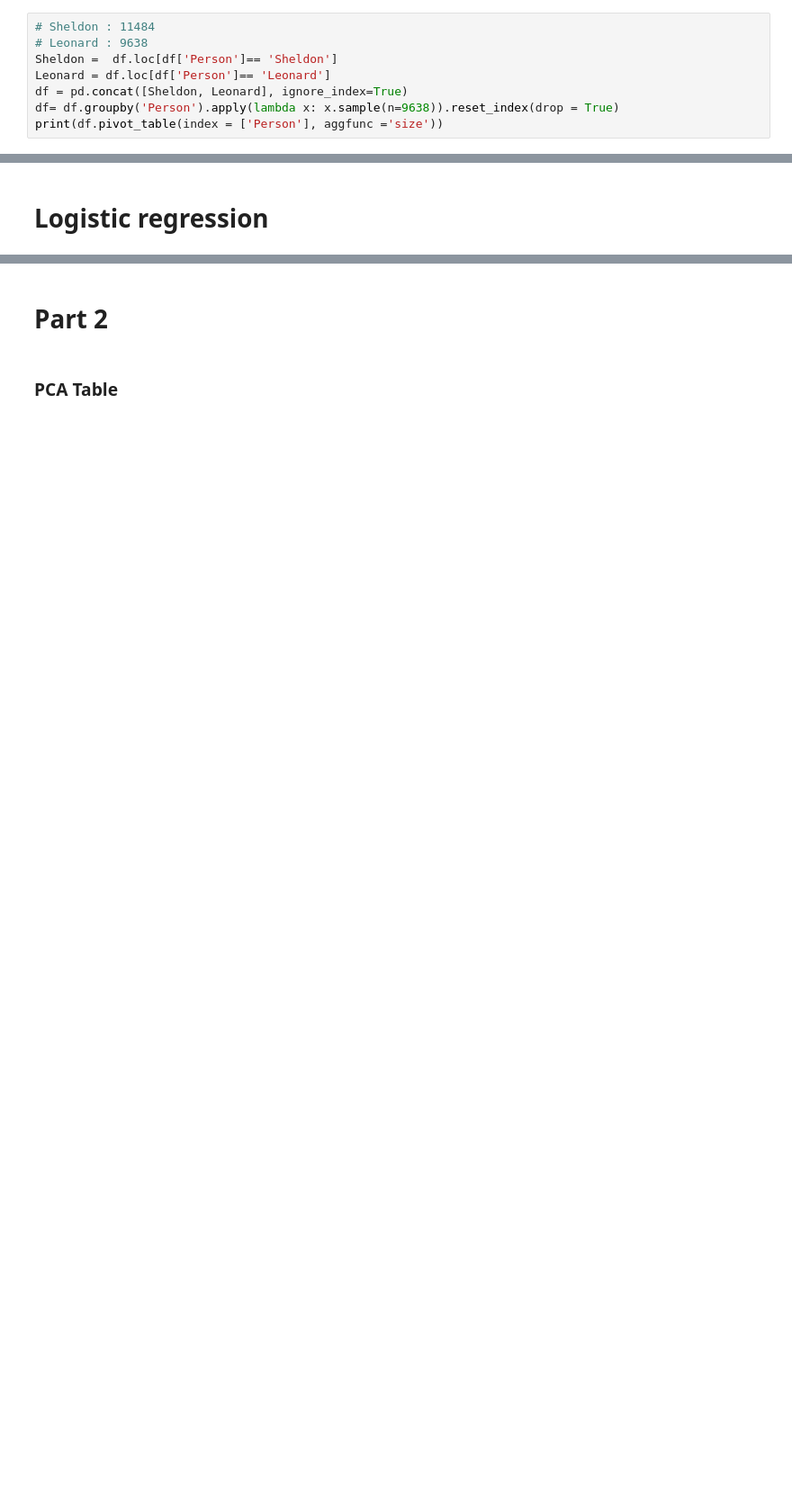
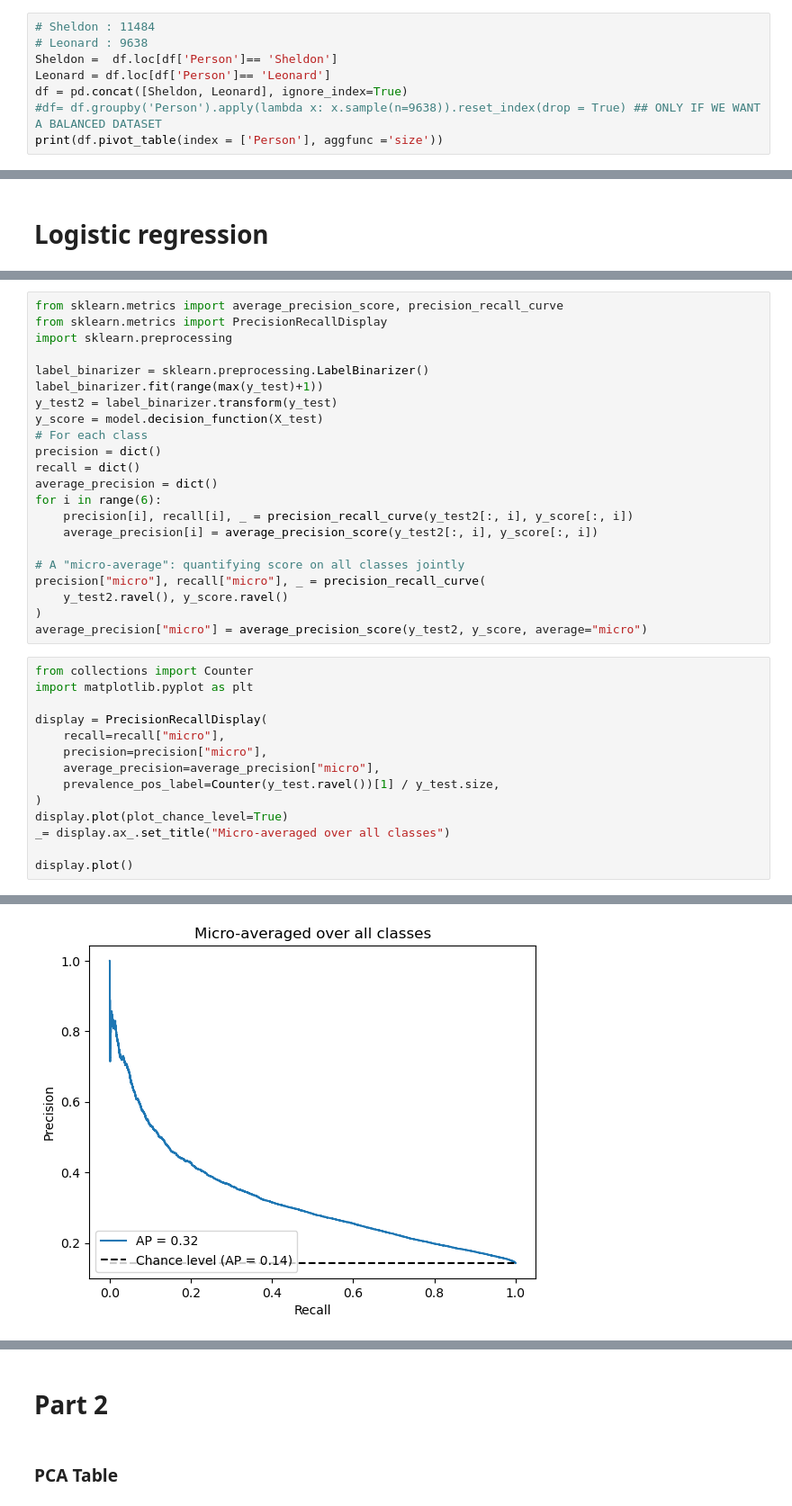
Before and after one commit to amandinecaut/Friends_analysis, a Jupyter notebook: TvSerie_article.ipynb, the cells around one changed output, grey strips where cells are left out. Shown: that part at 90% size. Saved outputs shown, nothing was run; the diff lists cells and outputs as text; blank space fills up the shorter version.

```diff
--- a/TvSerie_article.ipynb
+++ b/TvSerie_article.ipynb
@@ -375,5 +375,5 @@ plt.show()
 Sheldon =  df.loc[df['Person']== 'Sheldon']
 Leonard = df.loc[df['Person']== 'Leonard']
 df = pd.concat([Sheldon, Leonard], ignore_index=True)
-df= df.groupby('Person').apply(lambda x: x.sample(n=9638)).reset_index(drop = True)
+#df= df.groupby('Person').apply(lambda x: x.sample(n=9638)).reset_index(drop = True) ## ONLY IF WE WANT A BALANCED DATASET
 print(df.pivot_table(index = ['Person'], aggfunc ='size'))
@@ -490,0 +518,37 @@ model score 0.7019455252918287
+# %%
+from sklearn.metrics import average_precision_score, precision_recall_curve
+from sklearn.metrics import PrecisionRecallDisplay
+import sklearn.preprocessing
+
+label_binarizer = sklearn.preprocessing.LabelBinarizer()
+label_binarizer.fit(range(max(y_test)+1))
+y_test2 = label_binarizer.transform(y_test)
+y_score = model.decision_function(X_test)
+# For each class
+precision = dict()
+recall = dict()
+average_precision = dict()
+for i in range(6):
+    precision[i], recall[i], _ = precision_recall_curve(y_test2[:, i], y_score[:, i])
+    average_precision[i] = average_precision_score(y_test2[:, i], y_score[:, i])
+
+# A "micro-average": quantifying score on all classes jointly
+precision["micro"], recall["micro"], _ = precision_recall_curve(
+    y_test2.ravel(), y_score.ravel()
+)
+average_precision["micro"] = average_precision_score(y_test2, y_score, average="micro")
+# %%
+from collections import Counter
+import matplotlib.pyplot as plt
+
+display = PrecisionRecallDisplay(
+    recall=recall["micro"],
+    precision=precision["micro"],
+    average_precision=average_precision["micro"],
+    prevalence_pos_label=Counter(y_test.ravel())[1] / y_test.size,
+)
+display.plot(plot_chance_level=True)
+_= display.ax_.set_title("Micro-averaged over all classes")
+
+display.plot()
+# %% [output]
@@ -490,0 +556 @@ model score 0.7019455252918287
+[figure, added]
```
Also changed, not shown: parts of 37 cells of this notebook.
